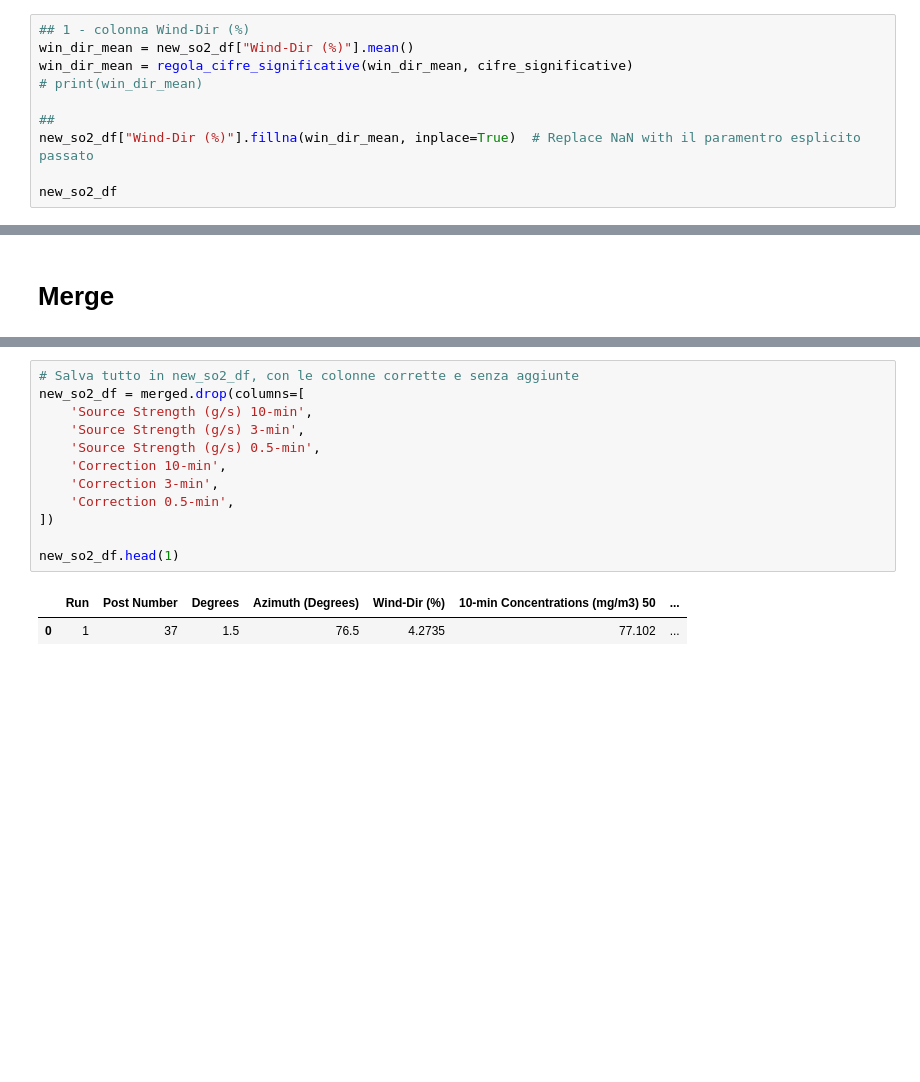
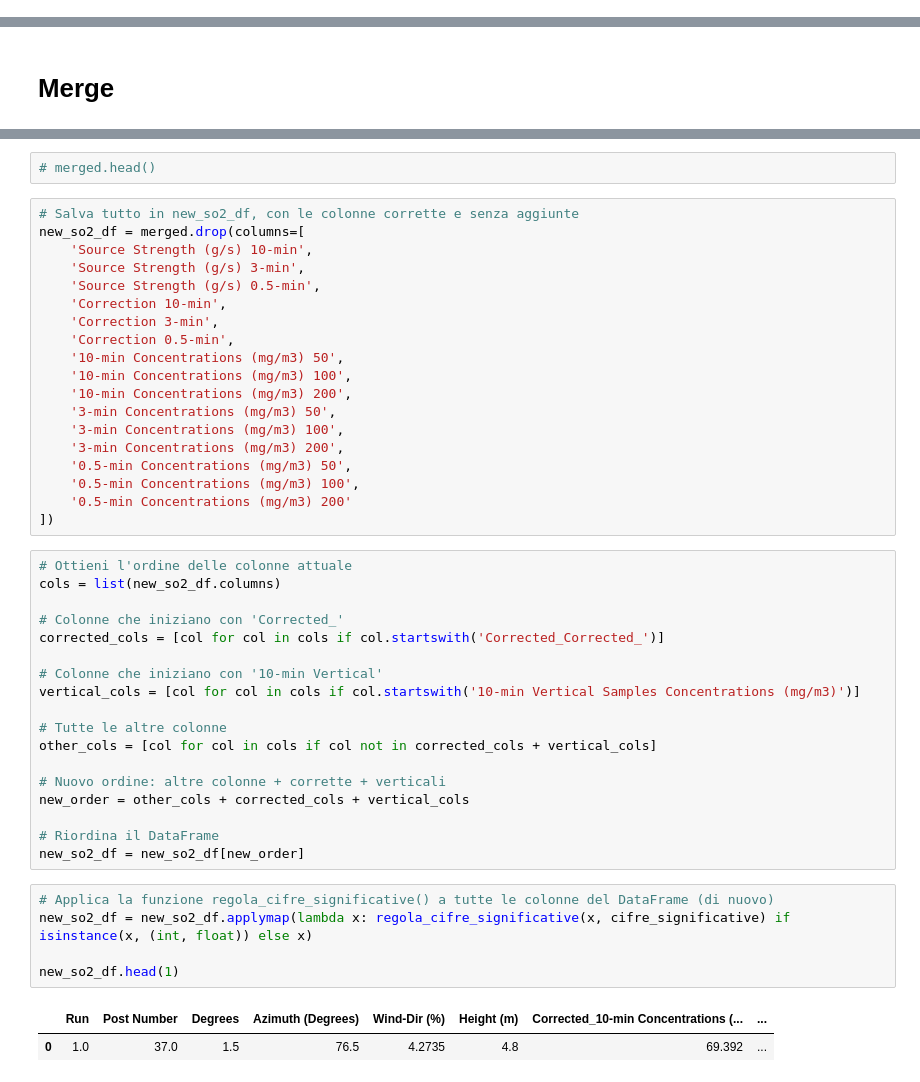
Before and after one commit to gviglione/DataAnalyticsProject, a Jupyter notebook: src/proof_run.ipynb, the cells around one changed output, grey strips where cells are left out. Drawn from its saved outputs; the diff is of its cells as text; blank space fills up the shorter version.

```diff
--- a/src/proof_run.ipynb
+++ b/src/proof_run.ipynb
@@ -547,10 +467,0 @@ cifre_significative2 = 2  ##tutte es 9.2
-# %%
-## 1 - colonna Wind-Dir (%)
-win_dir_mean = new_so2_df["Wind-Dir (%)"].mean()
-win_dir_mean = regola_cifre_significative(win_dir_mean, cifre_significative)
-# print(win_dir_mean)
-
-##
-new_so2_df["Wind-Dir (%)"].fillna(win_dir_mean, inplace=True)  # Replace NaN with il paramentro esplicito passato
-
-new_so2_df
@@ -902,3 +567,5 @@ for col in [
+# %%
+# merged.head()
 # %%
 # Salva tutto in new_so2_df, con le colonne corrette e senza aggiunte
 new_so2_df = merged.drop(columns=[
@@ -908,9 +575,39 @@ new_so2_df = merged.drop(columns=[
     'Correction 10-min',
     'Correction 3-min',
     'Correction 0.5-min',
+    '10-min Concentrations (mg/m3) 50',
+    '10-min Concentrations (mg/m3) 100',
+    '10-min Concentrations (mg/m3) 200',
+    '3-min Concentrations (mg/m3) 50',
+    '3-min Concentrations (mg/m3) 100',
+    '3-min Concentrations (mg/m3) 200',
+    '0.5-min Concentrations (mg/m3) 50',
+    '0.5-min Concentrations (mg/m3) 100',
+    '0.5-min Concentrations (mg/m3) 200'
 ])
-
-new_so2_df.head(1)
-# %% [output]
-|  | Run | Post Number | Degrees | Azimuth (Degrees) | Wind-Dir (%) | 10-min Concentrations (mg/m3) 50 | ... |
-| 0 | 1 | 37 | 1.5 | 76.5 | 4.2735 | 77.102 | ... |
+# %%
+# Ottieni l'ordine delle colonne attuale
+cols = list(new_so2_df.columns)
+
+# Colonne che iniziano con 'Corrected_'
+corrected_cols = [col for col in cols if col.startswith('Corrected_Corrected_')]
+
+# Colonne che iniziano con '10-min Vertical'
+vertical_cols = [col for col in cols if col.startswith('10-min Vertical Samples Concentrations (mg/m3)')]
+
+# Tutte le altre colonne
+other_cols = [col for col in cols if col not in corrected_cols + vertical_cols]
+
+# Nuovo ordine: altre colonne + corrette + verticali
+new_order = other_cols + corrected_cols + vertical_cols
+
+# Riordina il DataFrame
+new_so2_df = new_so2_df[new_order]
+# %%
+# Applica la funzione regola_cifre_significative() a tutte le colonne del DataFrame (di nuovo)
+new_so2_df = new_so2_df.applymap(lambda x: regola_cifre_significative(x, cifre_significative) if isinstance(x, (int, float)) else x)
+
+new_so2_df.head(1)
+# %% [output]
+|  | Run | Post Number | Degrees | Azimuth (Degrees) | Wind-Dir (%) | Height (m) | Corrected_10-min Concentrations (... | ... |
+| 0 | 1.0 | 37.0 | 1.5 | 76.5 | 4.2735 | 4.8 | 69.392 | ... |
```
Also changed, not shown: parts of 47 cells of this notebook.
